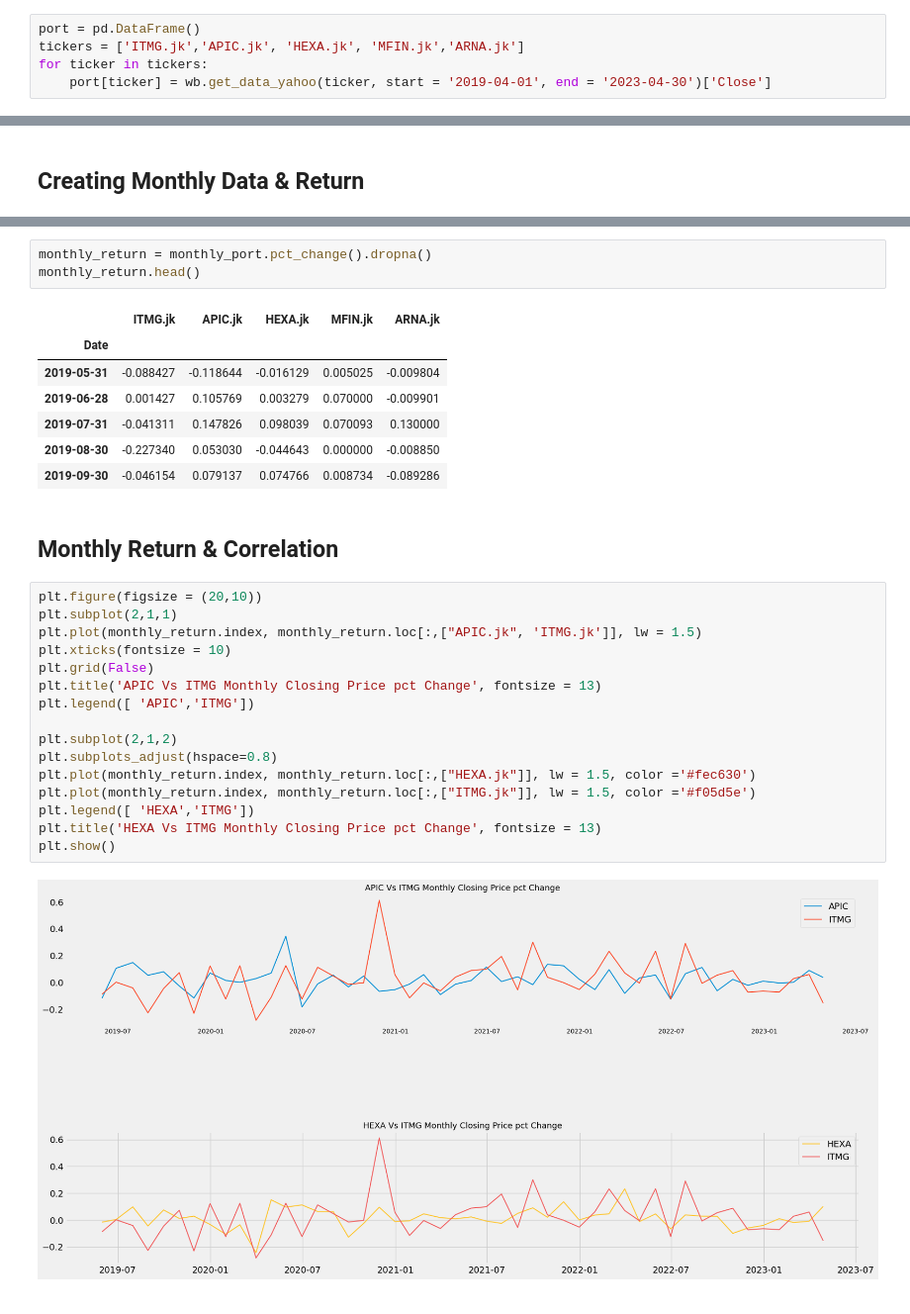
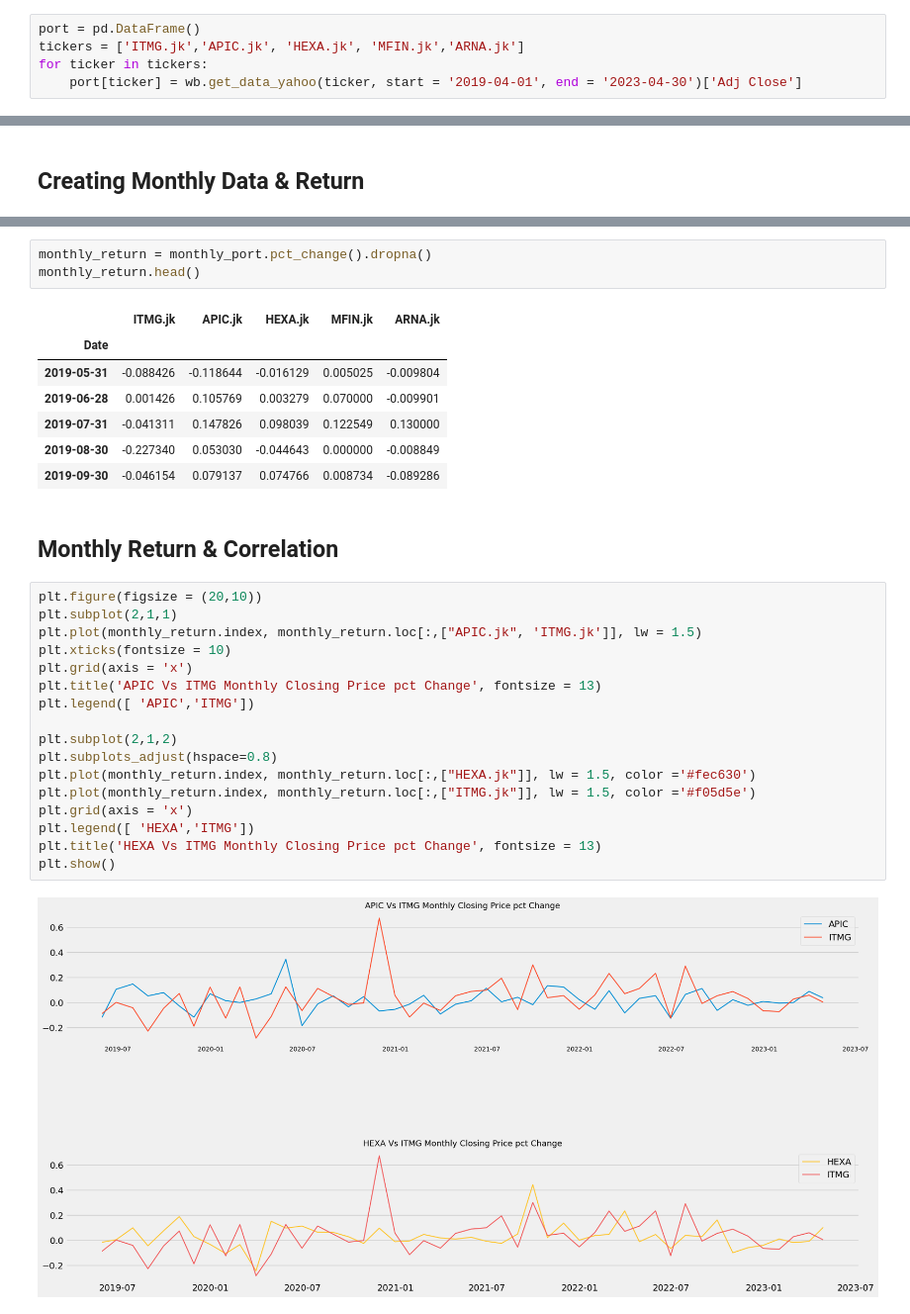
Before and after one commit to teguharia172/morgan, a Jupyter notebook: course/create_analyze_optimize_portfolio/portfolio_diversification_effect.ipynb, the cells around one changed output, grey strips where cells are left out. Shown at 99% size. Cells and saved outputs as stored; diff of their text form.

```diff
--- a/course/create_analyze_optimize_portfolio/portfolio_diversification_effect.ipynb
+++ b/course/create_analyze_optimize_portfolio/portfolio_diversification_effect.ipynb
@@ -14,7 +15,7 @@ plt.style.use('fivethirtyeight')
 port = pd.DataFrame()
 tickers = ['ITMG.jk','APIC.jk', 'HEXA.jk', 'MFIN.jk','ARNA.jk']
 for ticker in tickers:
-    port[ticker] = wb.get_data_yahoo(ticker, start = '2019-04-01', end = '2023-04-30')['Close']
+    port[ticker] = wb.get_data_yahoo(ticker, start = '2019-04-01', end = '2023-04-30')['Adj Close']
 # %% [output]
 [*********************100%***********************]  1 of 1 completed
 [*********************100%***********************]  1 of 1 completed
@@ -40,28 +41,29 @@ monthly_return.head()
 # %% [output]
 |  | ITMG.jk | APIC.jk | HEXA.jk | MFIN.jk | ARNA.jk |
 | Date |  |  |  |  |  |
-| 2019-05-31 | -0.088427 | -0.118644 | -0.016129 | 0.005025 | -0.009804 |
-| 2019-06-28 | 0.001427 | 0.105769 | 0.003279 | 0.070000 | -0.009901 |
-| 2019-07-31 | -0.041311 | 0.147826 | 0.098039 | 0.070093 | 0.130000 |
-| 2019-08-30 | -0.227340 | 0.053030 | -0.044643 | 0.000000 | -0.008850 |
+| 2019-05-31 | -0.088426 | -0.118644 | -0.016129 | 0.005025 | -0.009804 |
+| 2019-06-28 | 0.001426 | 0.105769 | 0.003279 | 0.070000 | -0.009901 |
+| 2019-07-31 | -0.041311 | 0.147826 | 0.098039 | 0.122549 | 0.130000 |
+| 2019-08-30 | -0.227340 | 0.053030 | -0.044643 | 0.000000 | -0.008849 |
 | 2019-09-30 | -0.046154 | 0.079137 | 0.074766 | 0.008734 | -0.089286 |
 # %% [markdown]
 ## Monthly Return & Correlation
 # %%
 plt.figure(figsize = (20,10))
 plt.subplot(2,1,1)
 plt.plot(monthly_return.index, monthly_return.loc[:,["APIC.jk", 'ITMG.jk']], lw = 1.5)
 plt.xticks(fontsize = 10)
-plt.grid(False)
+plt.grid(axis = 'x')
 plt.title('APIC Vs ITMG Monthly Closing Price pct Change', fontsize = 13)
 plt.legend([ 'APIC','ITMG'])
 
 plt.subplot(2,1,2)
 plt.subplots_adjust(hspace=0.8)
 plt.plot(monthly_return.index, monthly_return.loc[:,["HEXA.jk"]], lw = 1.5, color ='#fec630')
 plt.plot(monthly_return.index, monthly_return.loc[:,["ITMG.jk"]], lw = 1.5, color ='#f05d5e')
+plt.grid(axis = 'x')
 plt.legend([ 'HEXA','ITMG'])
 plt.title('HEXA Vs ITMG Monthly Closing Price pct Change', fontsize = 13)
 plt.show()
 # %% [output]
-[figure, old version]
+[figure, new version]
```
Also changed, not shown: parts of 39 cells of this notebook, 1 other file.
